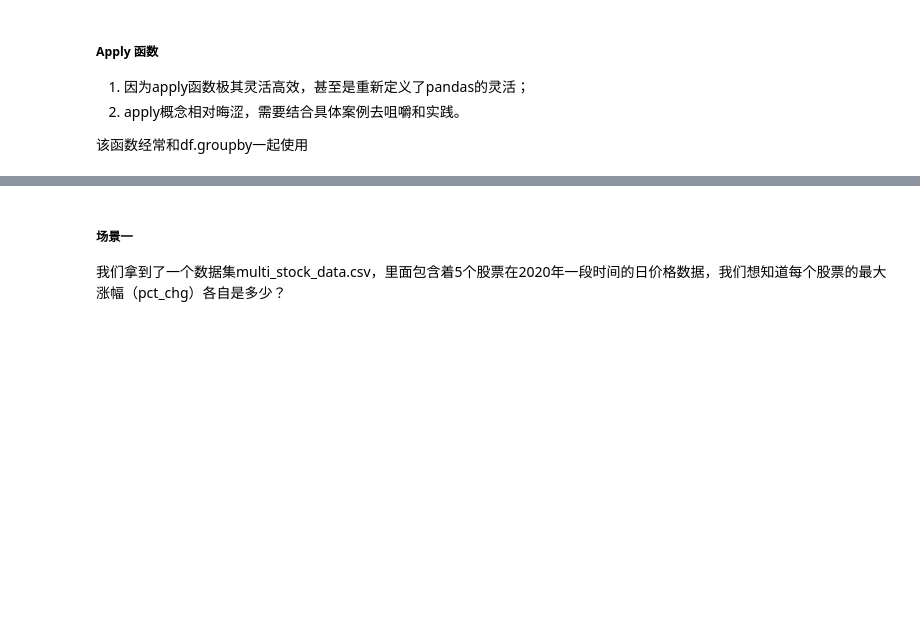
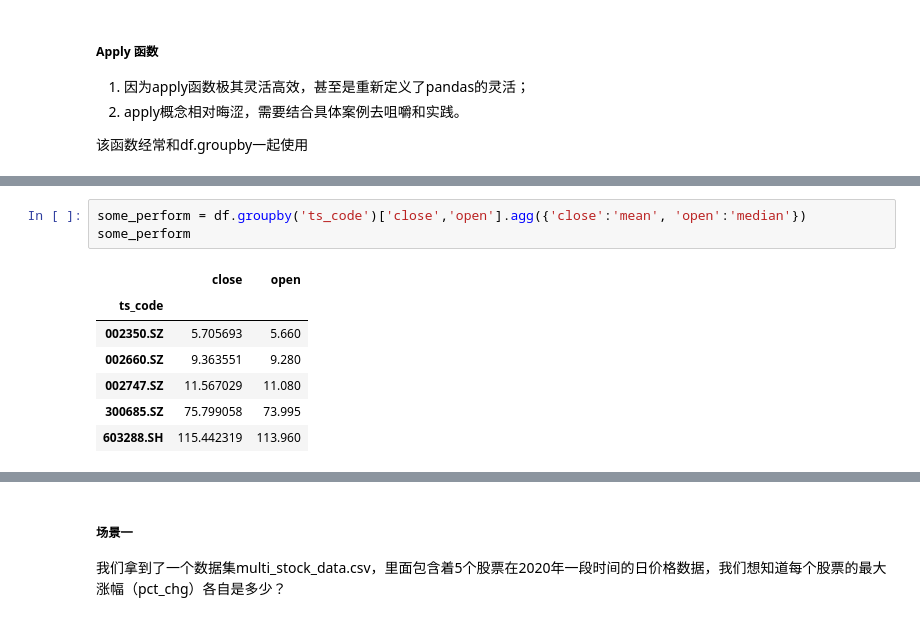
Before and after one commit to xinihe/jrxy_python_course, a Jupyter notebook: BasicSession/pandas_learn.ipynb, the cells around one changed output, grey strips where cells are left out. Cells and saved outputs as stored; diff of their text form; blank space fills up the shorter version.

```diff
--- a/BasicSession/pandas_learn.ipynb
+++ b/BasicSession/pandas_learn.ipynb
@@ -226,0 +282,11 @@ sort_df.head(10)
+# %%
+some_perform = df.groupby('ts_code')['close','open'].agg({'close':'mean', 'open':'median'})
+some_perform
+# %% [output]
+|  | close | open |
+| ts_code |  |  |
+| 002350.SZ | 5.705693 | 5.660 |
+| 002660.SZ | 9.363551 | 9.280 |
+| 002747.SZ | 11.567029 | 11.080 |
+| 300685.SZ | 75.799058 | 73.995 |
+| 603288.SH | 115.442319 | 113.960 |
```
Also changed, not shown: parts of 11 cells of this notebook, 3 other files.
